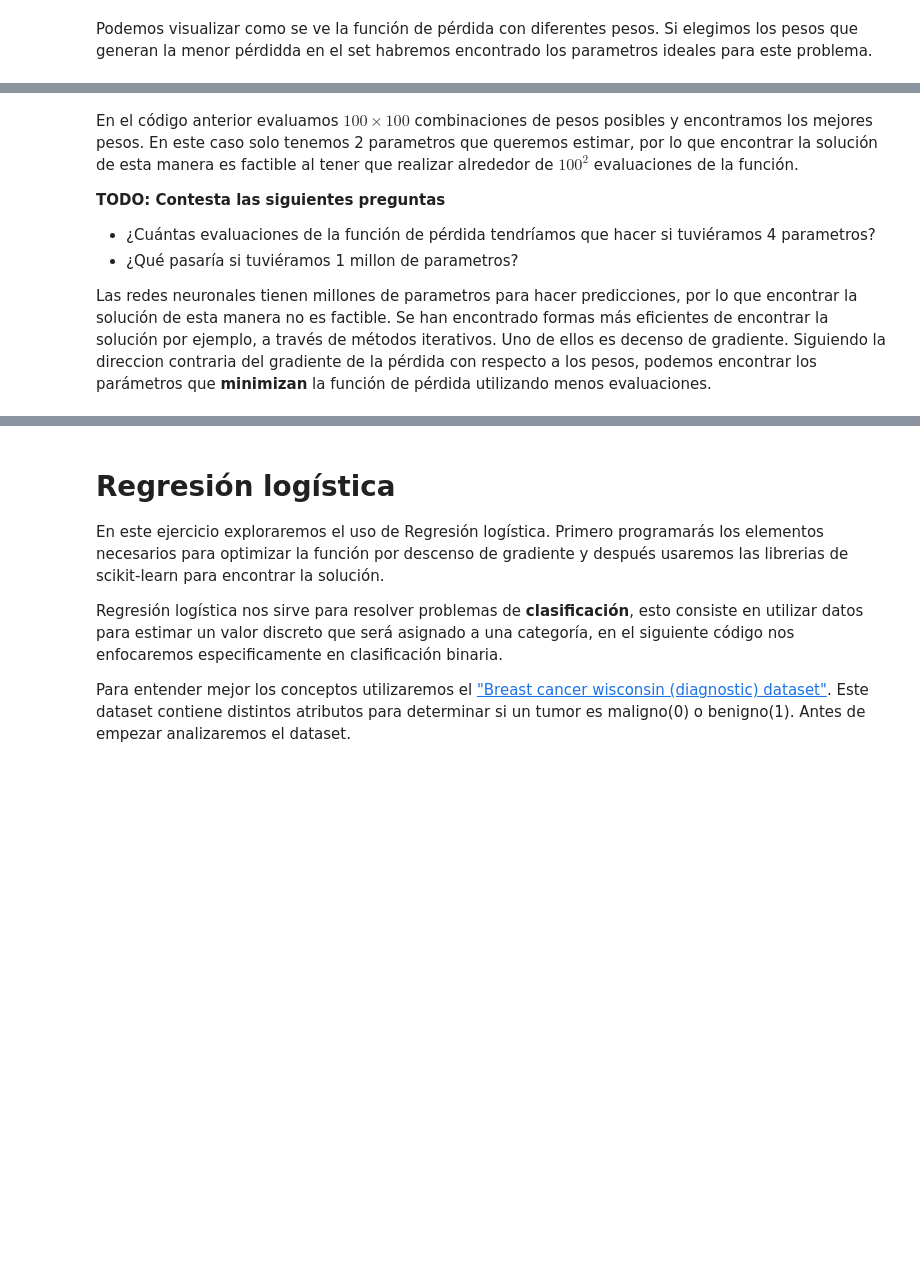
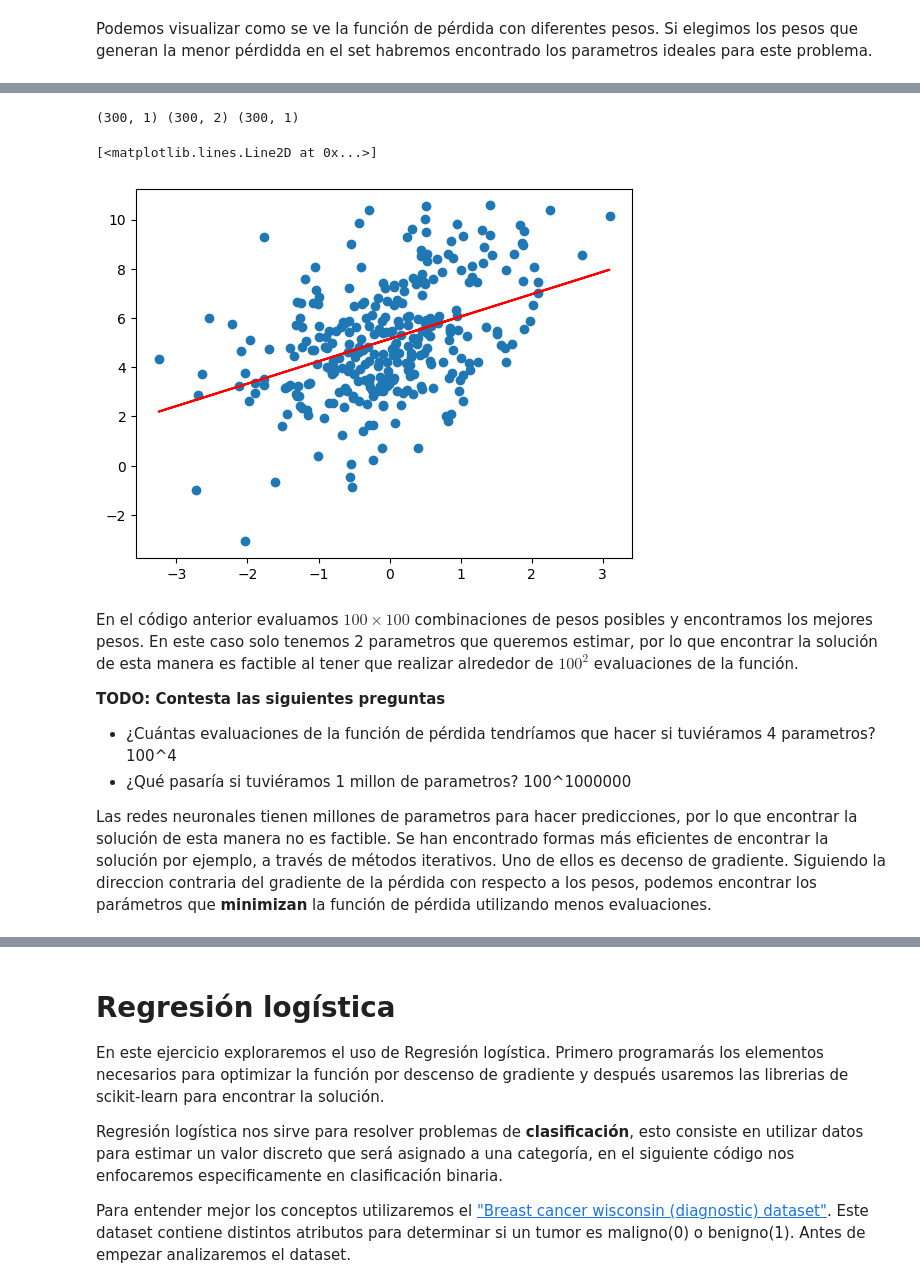
Before and after one commit to Teggun7565/SI23, a Jupyter notebook: ejercicio_2-LogisticReg/ejercicio_2.ipynb, the cells around one changed output, grey strips where cells are left out. Saved outputs shown, nothing was run; the diff lists cells and outputs as text; code cells hidden in the pictures; blank space fills up the shorter version.

```diff
--- a/ejercicio_2-LogisticReg/ejercicio_2.ipynb
+++ b/ejercicio_2-LogisticReg/ejercicio_2.ipynb
@@ -104,24 +103,31 @@ plt.show()
 # %%
 # Podemos encontrar la combinación de pesos que minimizan la pérdida
 # Y de esta manera encontrar los pesos ideales
 best_idx = np.argmin(calc_cost)
 search_w0 = w0_flat[best_idx]
 search_w1 = w1_flat[best_idx]
 search_w = [[search_w0], [search_w1]]
 
 plt.scatter(X, target_y)
 # TODO: Grafica la línea de regresión generada por tu modelo search_w
 # Encima de las muestras dadas
 # ====== Start of solution =====
-pred_y = ...
-plt.plot(...)
+pred_y = X_augmented @ search_w
+print(X.shape, X_augmented.shape, pred_y.shape)
+plt.plot(X, pred_y, c='r')
 # ====== End of solution =====
+# %% [output]
+(300, 1) (300, 2) (300, 1)
+[<matplotlib.lines.Line2D at 0x...>]
+[figure, added]
 # %% [markdown]
 En el código anterior evaluamos $100 \times 100$ combinaciones de pesos posibles y encontramos los mejores pesos. En este caso solo tenemos 2 parametros que queremos estimar, por lo que encontrar la solución de esta manera es factible al tener que realizar alrededor de $100^2$ evaluaciones de la función.
 
 <b>TODO: Contesta las siguientes preguntas</b>
 - ¿Cuántas evaluaciones de la función de pérdida tendríamos que hacer si tuviéramos 4 parametros?
+100^4
 - ¿Qué pasaría si tuviéramos 1 millon de parametros?
+100^1000000
 
 Las redes neuronales tienen millones de parametros para hacer predicciones, por lo que encontrar la solución de esta manera no es factible. Se han encontrado formas más eficientes de encontrar la solución por ejemplo, a través de métodos iterativos. Uno de ellos es decenso de gradiente. Siguiendo la direccion contraria del gradiente de la pérdida con respecto a los pesos, podemos encontrar los parámetros que <b>minimizan</b> la función de pérdida utilizando menos evaluaciones.
 # %% [markdown]
```
Also changed, not shown: parts of 7 cells of this notebook.
